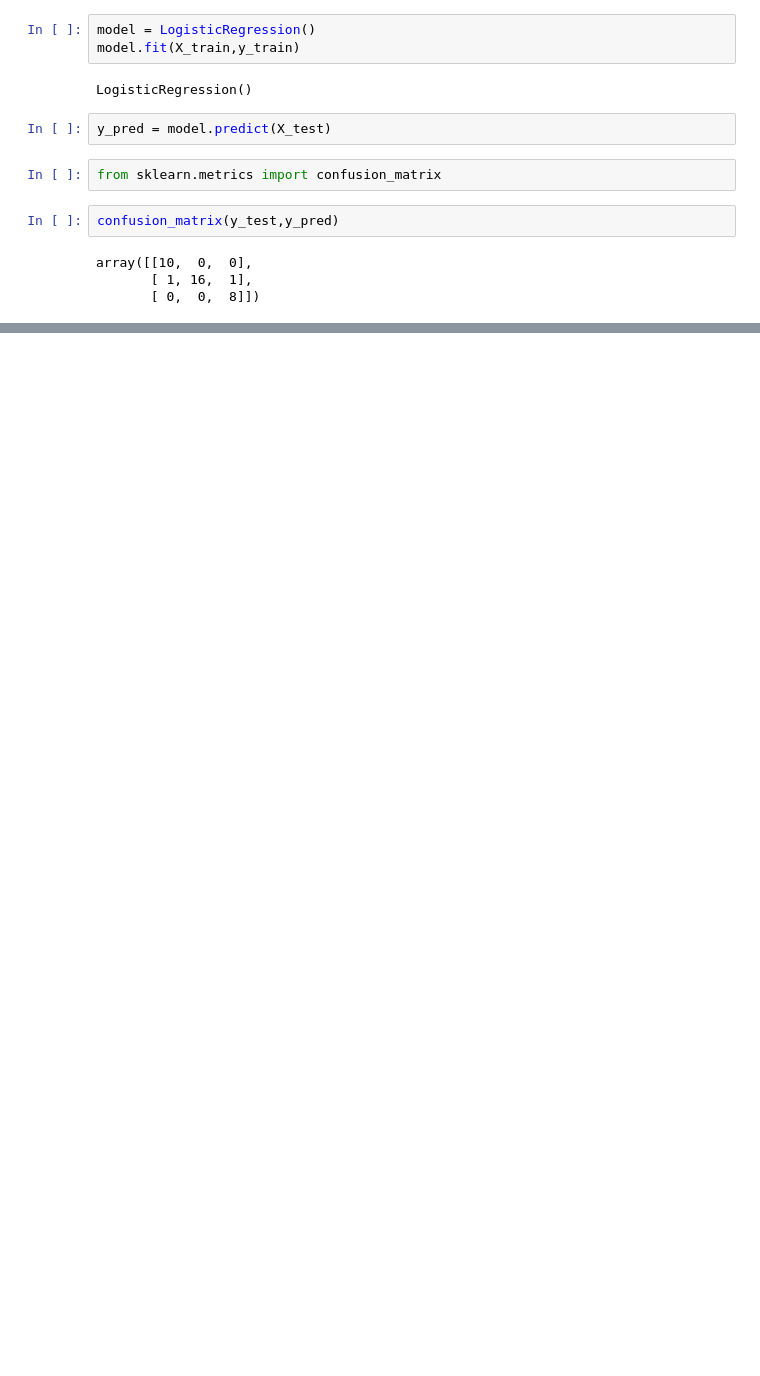
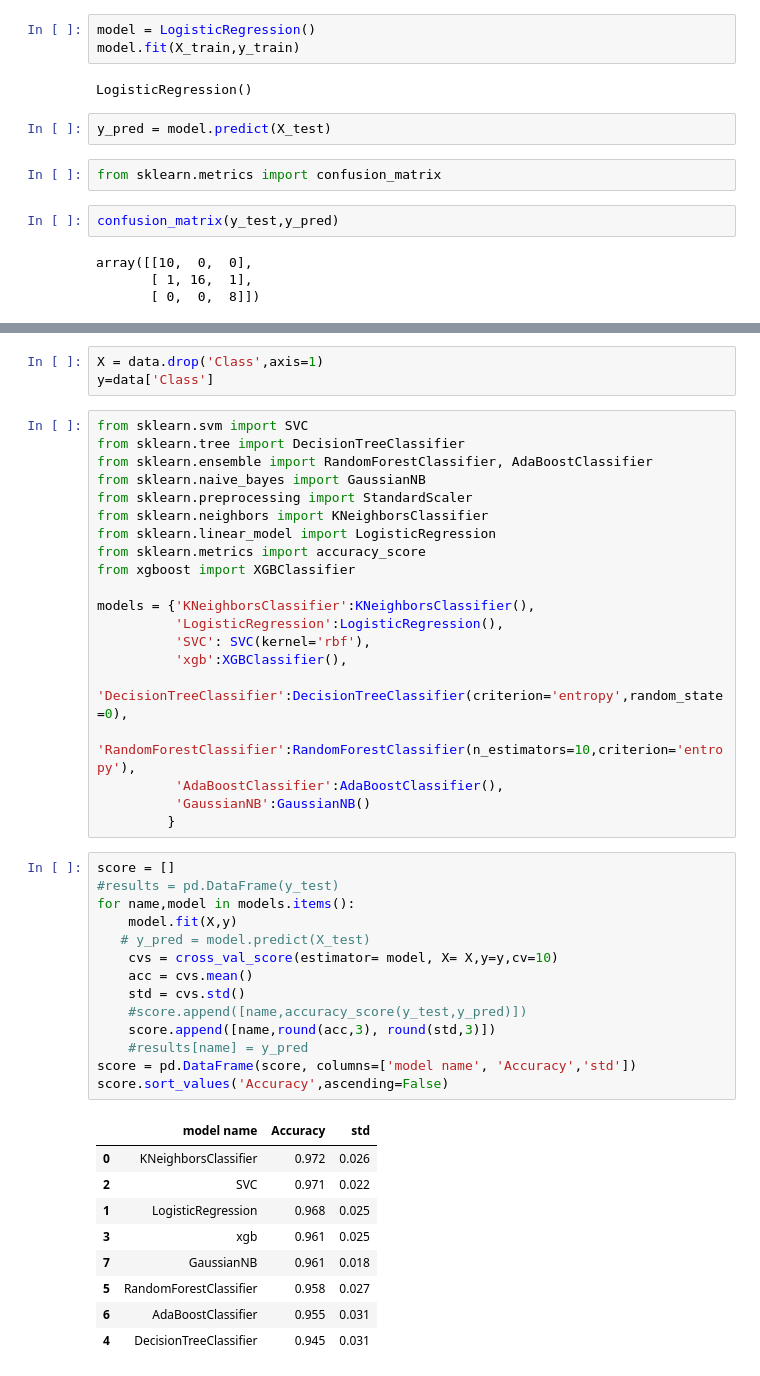
Before and after one commit to kozz84/Udemy, a Jupyter notebook: Machine_Learning_A_Z.ipynb, the cells around one changed output, grey strips where cells are left out. Drawn from its saved outputs; the diff is of its cells as text; blank space fills up the shorter version.

```diff
--- a/Machine_Learning_A_Z.ipynb
+++ b/Machine_Learning_A_Z.ipynb
@@ -1229,0 +1366,47 @@ array([[10,  0,  0],
+# %%
+X = data.drop('Class',axis=1)
+y=data['Class']
+# %%
+from sklearn.svm import SVC
+from sklearn.tree import DecisionTreeClassifier
+from sklearn.ensemble import RandomForestClassifier, AdaBoostClassifier
+from sklearn.naive_bayes import GaussianNB
+from sklearn.preprocessing import StandardScaler
+from sklearn.neighbors import KNeighborsClassifier
+from sklearn.linear_model import LogisticRegression
+from sklearn.metrics import accuracy_score
+from xgboost import XGBClassifier
+
+models = {'KNeighborsClassifier':KNeighborsClassifier(),
+          'LogisticRegression':LogisticRegression(),
+          'SVC': SVC(kernel='rbf'),
+          'xgb':XGBClassifier(),
+          'DecisionTreeClassifier':DecisionTreeClassifier(criterion='entropy',random_state=0),
+          'RandomForestClassifier':RandomForestClassifier(n_estimators=10,criterion='entropy'),
+          'AdaBoostClassifier':AdaBoostClassifier(),
+          'GaussianNB':GaussianNB()
+         }
+# %%
+score = []
+#results = pd.DataFrame(y_test)
+for name,model in models.items():
+    model.fit(X,y)
+   # y_pred = model.predict(X_test)
+    cvs = cross_val_score(estimator= model, X= X,y=y,cv=10)
+    acc = cvs.mean()
+    std = cvs.std()
+    #score.append([name,accuracy_score(y_test,y_pred)])
+    score.append([name,round(acc,3), round(std,3)])
+    #results[name] = y_pred
+score = pd.DataFrame(score, columns=['model name', 'Accuracy','std'])
+score.sort_values('Accuracy',ascending=False)
+# %% [output]
+|  | model name | Accuracy | std |
+| 0 | KNeighborsClassifier | 0.972 | 0.026 |
+| 2 | SVC | 0.971 | 0.022 |
+| 1 | LogisticRegression | 0.968 | 0.025 |
+| 3 | xgb | 0.961 | 0.025 |
+| 7 | GaussianNB | 0.961 | 0.018 |
+| 5 | RandomForestClassifier | 0.958 | 0.027 |
+| 6 | AdaBoostClassifier | 0.955 | 0.031 |
+| 4 | DecisionTreeClassifier | 0.945 | 0.031 |
```
Also changed, not shown: parts of 26 cells of this notebook.
